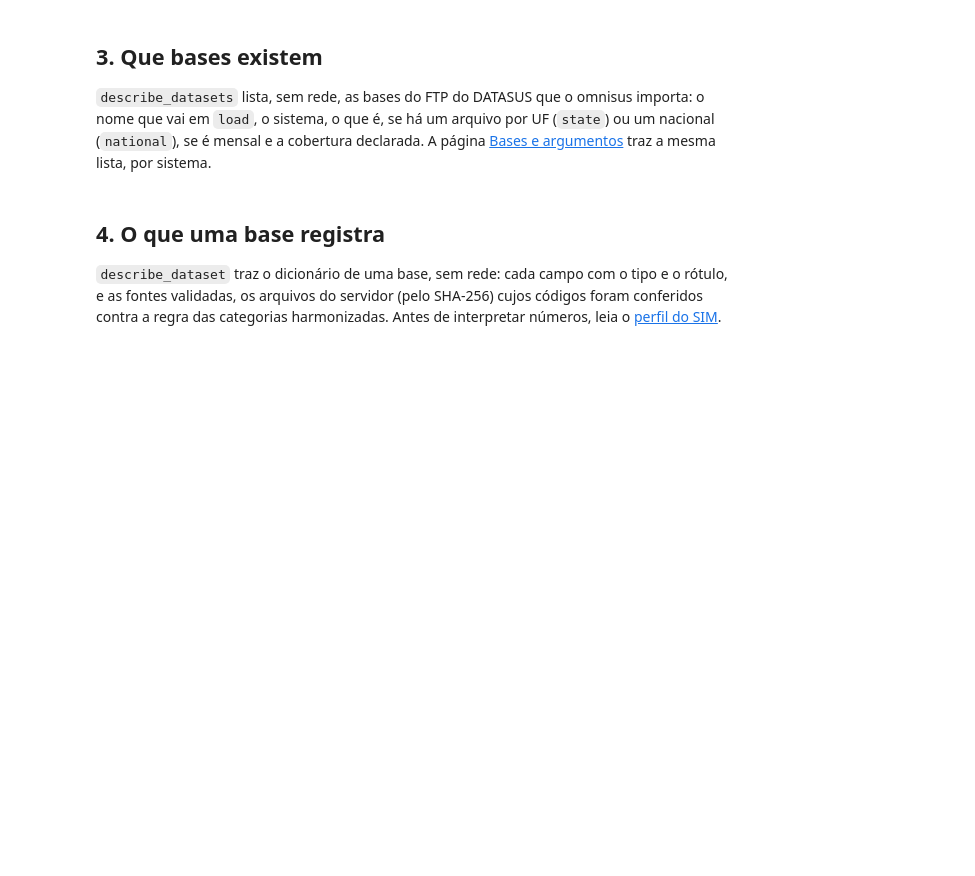
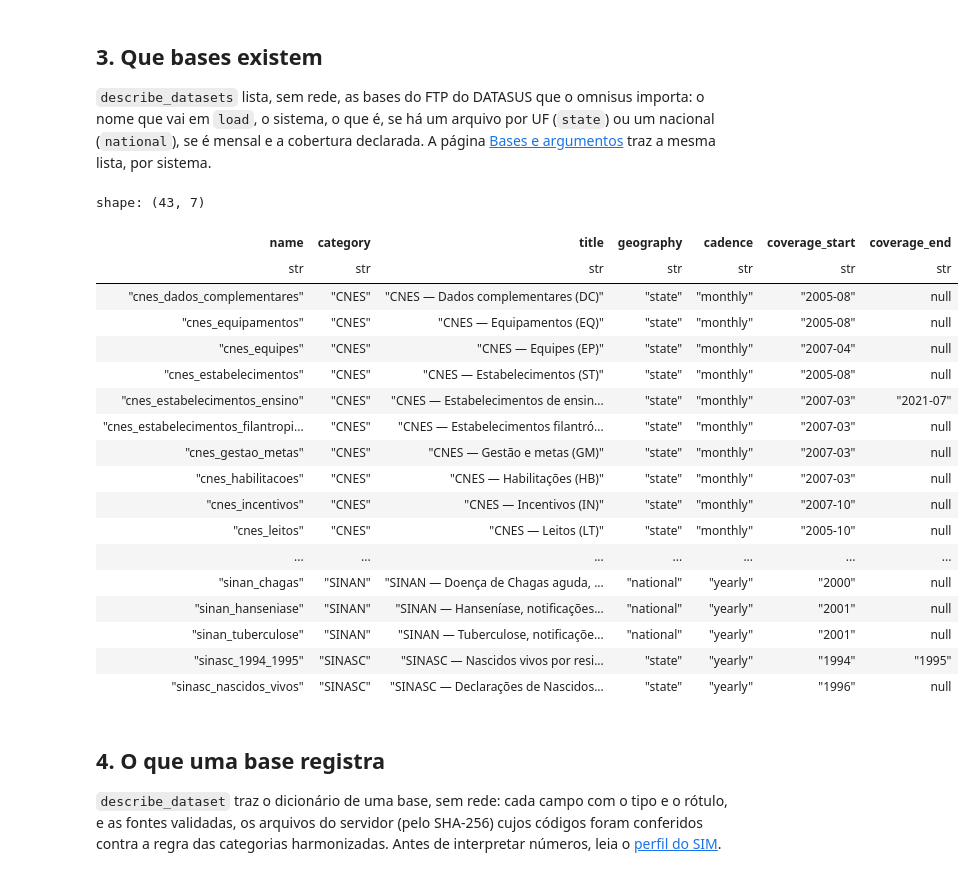
Before and after one commit to raphaelfh/omnisus, a Jupyter notebook: notebooks/colab.ipynb, the cells around one changed output. Drawn from its saved outputs; the diff is of its cells as text; code cells hidden in the pictures; blank space fills up the shorter version.

```diff
--- a/notebooks/colab.ipynb
+++ b/notebooks/colab.ipynb
@@ -58,13 +58,29 @@ nacional (`national`), se é mensal e a cobertura declarada. A página
 [Bases e argumentos](https://raphaelfh.github.io/omnisus/datasets/) traz a mesma lista,
 por sistema.
 # %%
-# Todas as linhas, só nesta tabela.
-with pl.Config(tbl_rows=-1):
-    display(
-        sus.describe_datasets().select(
-            "name", "category", "title", "geography", "cadence", "coverage_start", "coverage_end"
-        )
-    )
+sus.describe_datasets().select(
+    "name", "category", "title", "geography", "cadence", "coverage_start", "coverage_end"
+)
+# %% [output]
+shape: (43, 7)
+| name | category | title | geography | cadence | coverage_start | coverage_end |
+| str | str | str | str | str | str | str |
+| "cnes_dados_complementares" | "CNES" | "CNES — Dados complementares (DC)" | "state" | "monthly" | "2005-08" | null |
+| "cnes_equipamentos" | "CNES" | "CNES — Equipamentos (EQ)" | "state" | "monthly" | "2005-08" | null |
+| "cnes_equipes" | "CNES" | "CNES — Equipes (EP)" | "state" | "monthly" | "2007-04" | null |
+| "cnes_estabelecimentos" | "CNES" | "CNES — Estabelecimentos (ST)" | "state" | "monthly" | "2005-08" | null |
+| "cnes_estabelecimentos_ensino" | "CNES" | "CNES — Estabelecimentos de ensin... | "state" | "monthly" | "2007-03" | "2021-07" |
+| "cnes_estabelecimentos_filantropi... | "CNES" | "CNES — Estabelecimentos filantró... | "state" | "monthly" | "2007-03" | null |
+| "cnes_gestao_metas" | "CNES" | "CNES — Gestão e metas (GM)" | "state" | "monthly" | "2007-03" | null |
+| "cnes_habilitacoes" | "CNES" | "CNES — Habilitações (HB)" | "state" | "monthly" | "2007-03" | null |
+| "cnes_incentivos" | "CNES" | "CNES — Incentivos (IN)" | "state" | "monthly" | "2007-10" | null |
+| "cnes_leitos" | "CNES" | "CNES — Leitos (LT)" | "state" | "monthly" | "2005-10" | null |
+| ... | ... | ... | ... | ... | ... | ... |
+| "sinan_chagas" | "SINAN" | "SINAN — Doença de Chagas aguda, ... | "national" | "yearly" | "2000" | null |
+| "sinan_hanseniase" | "SINAN" | "SINAN — Hanseníase, notificações... | "national" | "yearly" | "2001" | null |
+| "sinan_tuberculose" | "SINAN" | "SINAN — Tuberculose, notificaçõe... | "national" | "yearly" | "2001" | null |
+| "sinasc_1994_1995" | "SINASC" | "SINASC — Nascidos vivos por resi... | "state" | "yearly" | "1994" | "1995" |
+| "sinasc_nascidos_vivos" | "SINASC" | "SINASC — Declarações de Nascidos... | "state" | "yearly" | "1996" | null |
 # %% [markdown]
 ## 4. O que uma base registra
 
```
Also changed, not shown: parts of 16 cells of this notebook, 3 other files.
